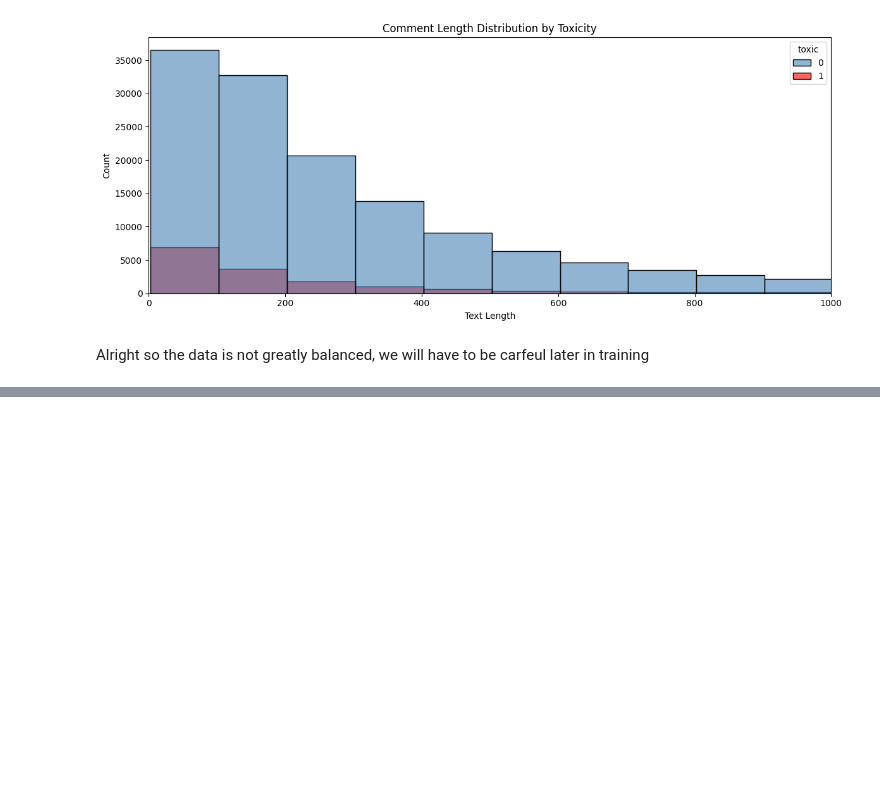
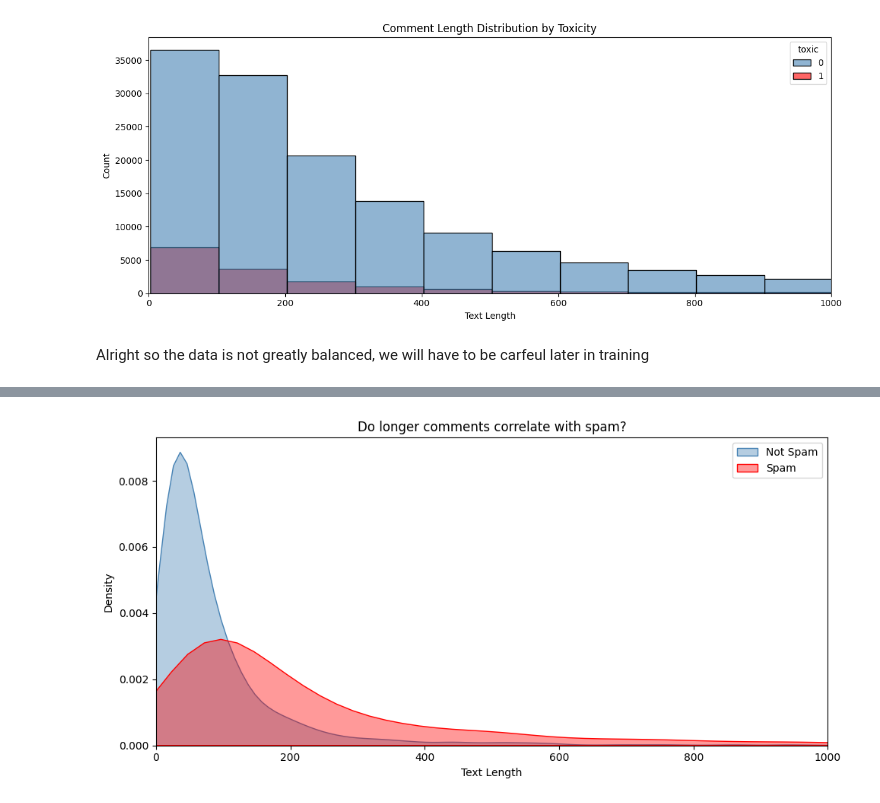
Before and after one commit to DavidMembreno/youtube-comment-moderation, a Jupyter notebook: notebooks/preprocessing.ipynb, the cells around one changed output, grey strips where cells are left out. Saved outputs shown, nothing was run; the diff lists cells and outputs as text; code cells hidden in the pictures; blank space fills up the shorter version.

```diff
--- a/notebooks/preprocessing.ipynb
+++ b/notebooks/preprocessing.ipynb
@@ -422,0 +505,5 @@ files.download('processed_spam.csv')
+# %%
+spam_df = pd.concat([spam_orig, madhura, uci], ignore_index=True)
+spam_df = spam_df.drop_duplicates(subset=['text'])
+print(f"Final spam dataset: {len(spam_df)} rows")
+print(f"Distribution: {spam_df['spam'].value_counts().to_dict()}")
@@ -422,0 +532,18 @@ files.download('processed_spam.csv')
+# %%
+spam_df['text_length'] = spam_df['text'].apply(len)
+
+plt.figure(figsize=(10, 5))
+sns.kdeplot(data=spam_df[spam_df['spam']==0]['text_length'],
+            label='Not Spam', color='steelblue', fill=True, alpha=0.4)
+sns.kdeplot(data=spam_df[spam_df['spam']==1]['text_length'],
+            label='Spam', color='red', fill=True, alpha=0.4)
+
+plt.xlim(0, 1000)
+plt.title('Do longer comments correlate with spam?')
+plt.xlabel('Text Length')
+plt.ylabel('Density')
+plt.legend()
+plt.tight_layout()
+plt.show()
+# %% [output]
+[figure, added]
```
Also changed, not shown: parts of 17 cells of this notebook, 53 other files.
